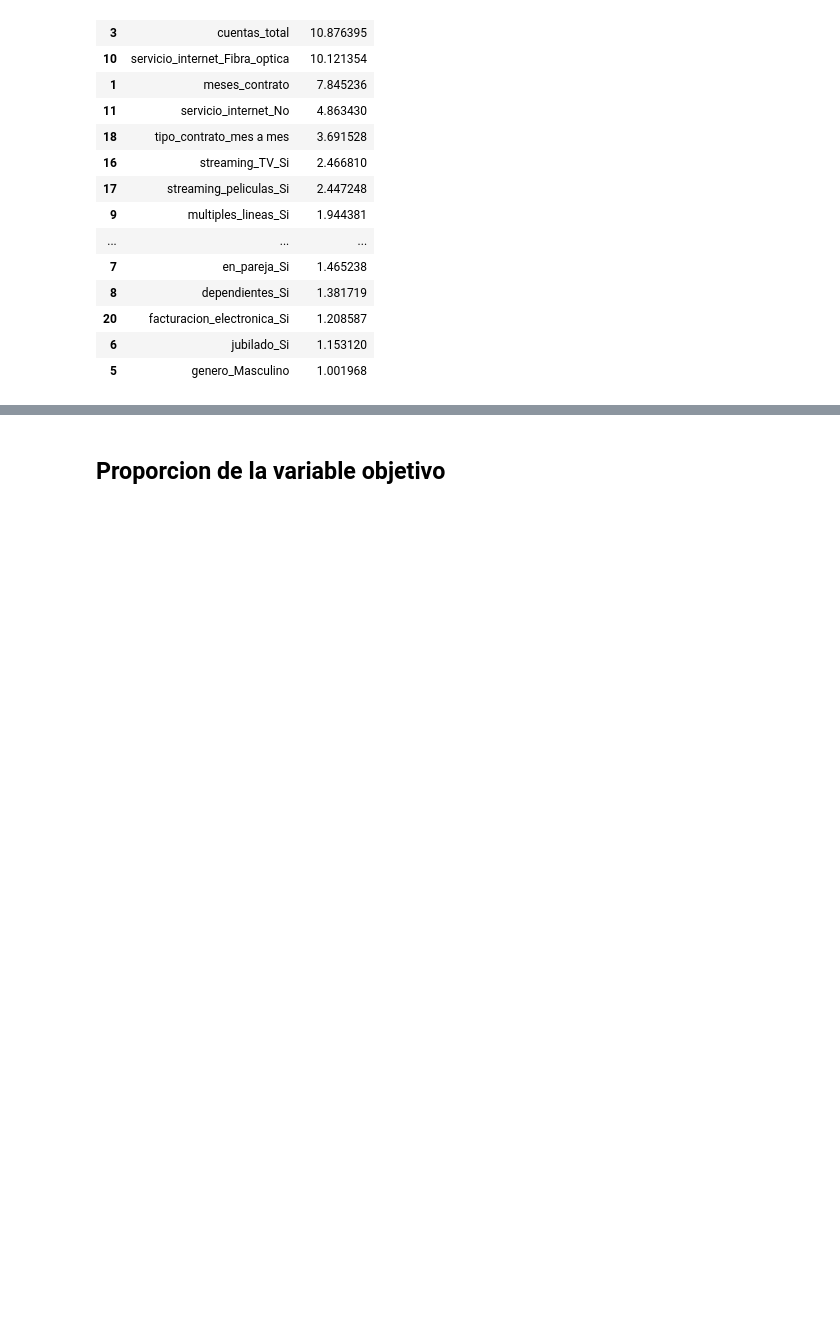
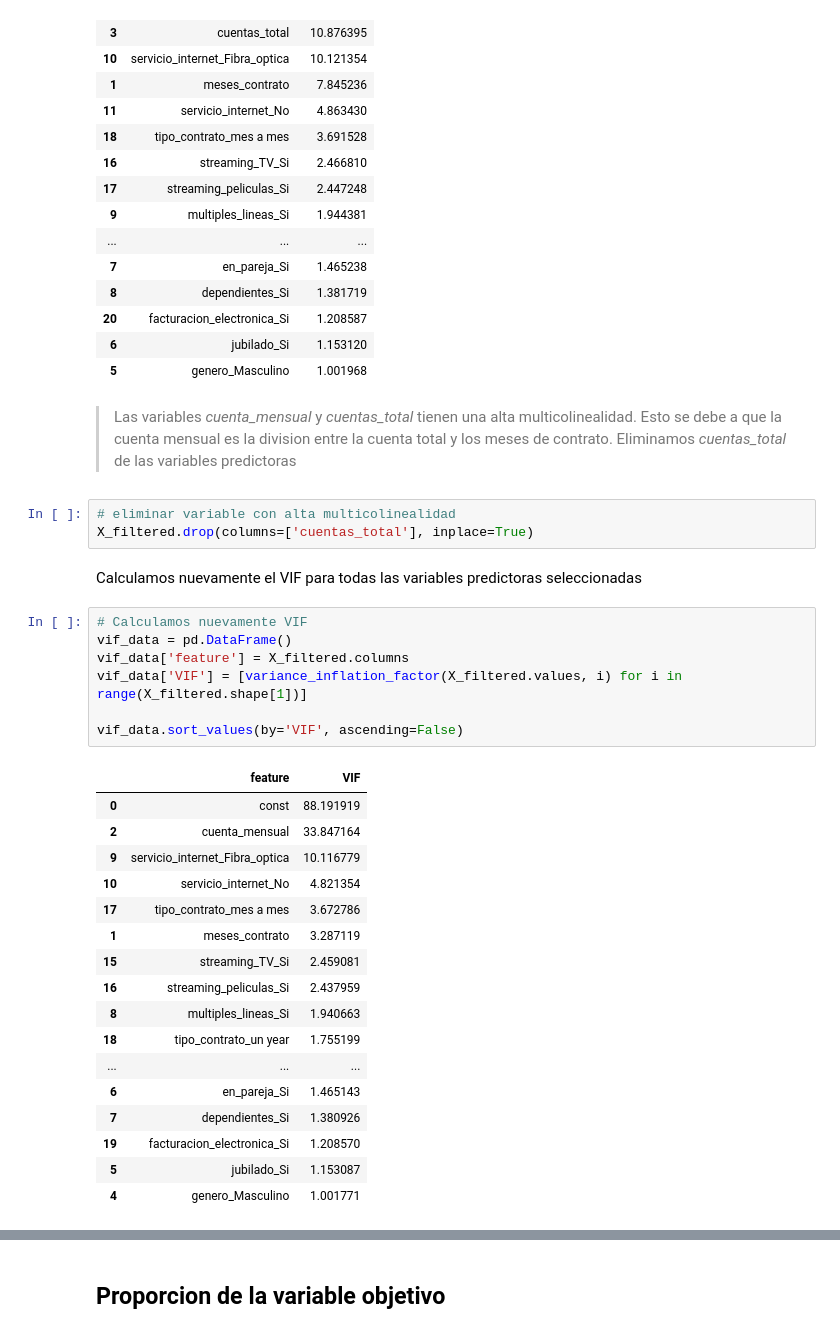
Before and after one commit to jbernalg/challenge_TelecomX_ML, a Jupyter notebook: telecomX_proof.ipynb, the cells around one changed output, grey strips where cells are left out. Saved outputs shown, nothing was run; the diff lists cells and outputs as text; blank space fills up the shorter version.

Commit message:
Analisi multicolinealidad finalizado

```diff
--- a/telecomX_proof.ipynb
+++ b/telecomX_proof.ipynb
@@ -245,3 +247,35 @@ vif_data.sort_values(by='VIF', ascending=False)
 | 20 | facturacion_electronica_Si | 1.208587 |
 | 6 | jubilado_Si | 1.153120 |
 | 5 | genero_Masculino | 1.001968 |
+# %% [markdown]
+> Las variables _cuenta_mensual_ y _cuentas_total_ tienen una alta multicolinealidad. Esto se debe a que la cuenta mensual es la division entre la cuenta total y los meses de contrato. Eliminamos _cuentas_total_ de las variables predictoras
+# %%
+# eliminar variable con alta multicolinealidad
+X_filtered.drop(columns=['cuentas_total'], inplace=True)
+# %% [markdown]
+Calculamos nuevamente el VIF para todas las variables predictoras seleccionadas
+# %%
+# Calculamos nuevamente VIF
+vif_data = pd.DataFrame()
+vif_data['feature'] = X_filtered.columns
+vif_data['VIF'] = [variance_inflation_factor(X_filtered.values, i) for i in range(X_filtered.shape[1])]
+
+vif_data.sort_values(by='VIF', ascending=False)
+# %% [output]
+|  | feature | VIF |
+| 0 | const | 88.191919 |
+| 2 | cuenta_mensual | 33.847164 |
+| 9 | servicio_internet_Fibra_optica | 10.116779 |
+| 10 | servicio_internet_No | 4.821354 |
+| 17 | tipo_contrato_mes a mes | 3.672786 |
+| 1 | meses_contrato | 3.287119 |
+| 15 | streaming_TV_Si | 2.459081 |
+| 16 | streaming_peliculas_Si | 2.437959 |
+| 8 | multiples_lineas_Si | 1.940663 |
+| 18 | tipo_contrato_un year | 1.755199 |
+| ... | ... | ... |
+| 6 | en_pareja_Si | 1.465143 |
+| 7 | dependientes_Si | 1.380926 |
+| 19 | facturacion_electronica_Si | 1.208570 |
+| 5 | jubilado_Si | 1.153087 |
+| 4 | genero_Masculino | 1.001771 |
```
Also changed, not shown: parts of 5 cells of this notebook.
